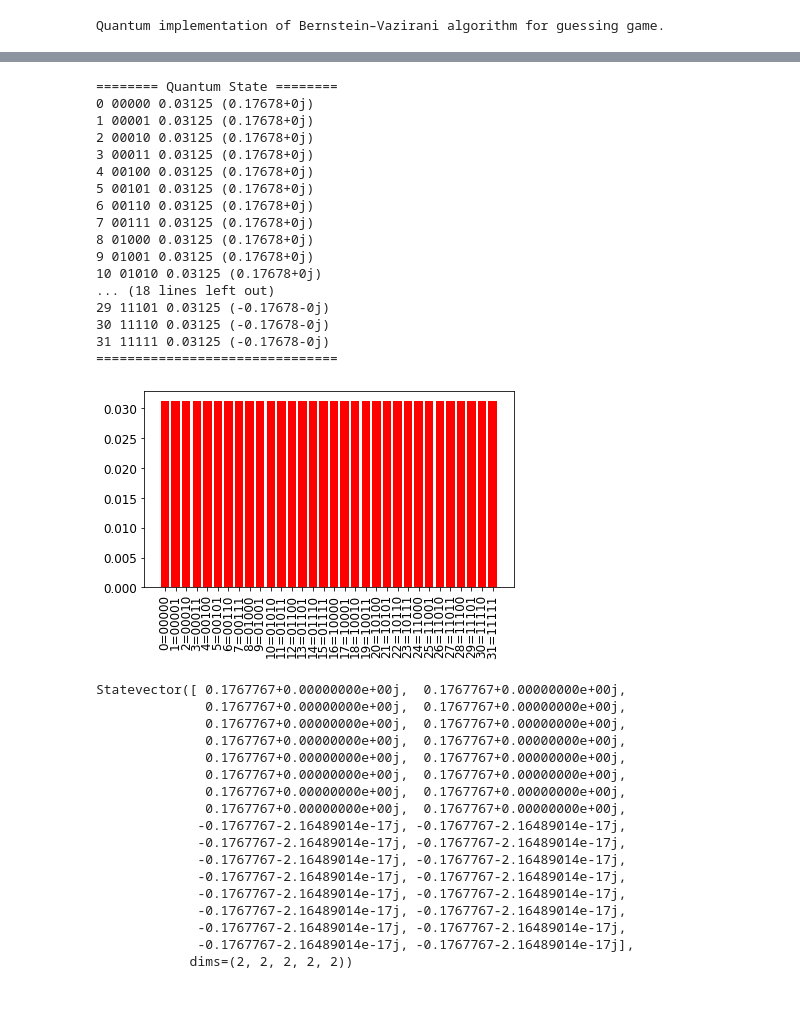
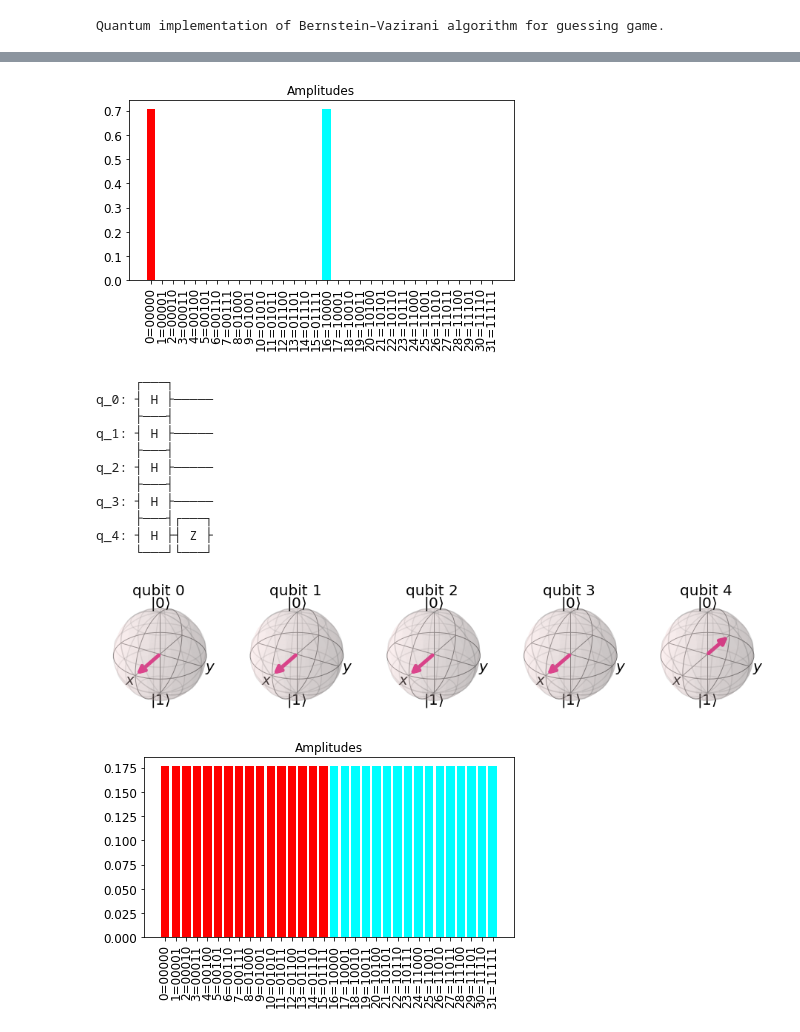
Before and after one commit to dmtrinh/quantum-classical-simple-search, a Jupyter notebook: quantum_bernstein_vazirani2.ipynb, the cells around one changed output, grey strips where cells are left out. Cells and saved outputs as stored; diff of their text form; code cells hidden in the pictures; blank space fills up the shorter version.

```diff
--- a/quantum_bernstein_vazirani2.ipynb
+++ b/quantum_bernstein_vazirani2.ipynb
@@ -46,7 +47,8 @@ secret_as_binary = ("0" * delta) + secret_as_binary
 # %%
 # We need a circuit with n qubits, plus one auxiliary qubit
-# Also need n classical bits to write the output to
-bv_circuit = QuantumCircuit(search_space_size+1, search_space_size)
+bv_circuit = QuantumCircuit(search_space_size+1)
+print(bv_circuit)
 
-state_preparation_util.run_print_plot(bv_circuit)
+s = spu.run(bv_circuit)
+plot_bloch_multivector(s)
 # %% [output]
@@ -63,5 +65,9 @@ Statevector([1.+0.j, 0.+0.j, 0.+0.j, 0.+0.j, 0.+0.j, 0.+0.j, 0.+0.j,
 # %%
 # put auxiliary in state |->
 bv_circuit.h(search_space_size)
-state_preparation_util.run_print_plot(bv_circuit)
+bv_circuit.z(search_space_size)
+print(bv_circuit)
+
+s = spu.run(bv_circuit)
+plot_bloch_multivector(s)
 # %% [output]
@@ -85,3 +84,0 @@ Statevector([ 0.70710678+0.j,  0.        +0.j,  0.        +0.j,
-# %%
-bv_circuit.z(search_space_size)
-state_preparation_util.run_print_plot(bv_circuit)
@@ -111,44 +85,36 @@ Statevector([ 0.70710678+0.00000000e+00j, -0.        +0.00000000e+00j,
+# %%
+# Plot amplitudes
+a = spu.state_to_ampls_dict(s)
+spu.plot_bars(a, 'Amplitudes', '', '')
+# %% [output]
+[figure, added]
 # %%
 # Apply Hadamard gates before querying the oracle
 for i in range(search_space_size):
     bv_circuit.h(i)
-state_preparation_util.run_print_plot(bv_circuit)
+
+print(bv_circuit)
+
+s = spu.run(bv_circuit)
+plot_bloch_multivector(s)
 # %% [output]
-======== Quantum State ========
-0 00000 0.03125 (0.17678+0j)
-1 00001 0.03125 (0.17678+0j)
-2 00010 0.03125 (0.17678+0j)
-3 00011 0.03125 (0.17678+0j)
-4 00100 0.03125 (0.17678+0j)
-5 00101 0.03125 (0.17678+0j)
-6 00110 0.03125 (0.17678+0j)
-7 00111 0.03125 (0.17678+0j)
-8 01000 0.03125 (0.17678+0j)
-9 01001 0.03125 (0.17678+0j)
-10 01010 0.03125 (0.17678+0j)
-... (18 lines left out)
-29 11101 0.03125 (-0.17678-0j)
-30 11110 0.03125 (-0.17678-0j)
-31 11111 0.03125 (-0.17678-0j)
-===============================
+     ┌───┐
+q_0: ┤ H ├─────
+     ├───┤
+q_1: ┤ H ├─────
+     ├───┤
+q_2: ┤ H ├─────
+     ├───┤
+q_3: ┤ H ├─────
+     ├───┤┌───┐
+q_4: ┤ H ├┤ Z ├
+     └───┘└───┘
-[figure, old version]
+[figure, new version]
-Statevector([ 0.1767767+0.00000000e+00j,  0.1767767+0.00000000e+00j,
-              0.1767767+0.00000000e+00j,  0.1767767+0.00000000e+00j,
-              0.1767767+0.00000000e+00j,  0.1767767+0.00000000e+00j,
-              0.1767767+0.00000000e+00j,  0.1767767+0.00000000e+00j,
-              0.1767767+0.00000000e+00j,  0.1767767+0.00000000e+00j,
-              0.1767767+0.00000000e+00j,  0.1767767+0.00000000e+00j,
-              0.1767767+0.00000000e+00j,  0.1767767+0.00000000e+00j,
-              0.1767767+0.00000000e+00j,  0.1767767+0.00000000e+00j,
-             -0.1767767-2.16489014e-17j, -0.1767767-2.16489014e-17j,
-             -0.1767767-2.16489014e-17j, -0.1767767-2.16489014e-17j,
-             -0.1767767-2.16489014e-17j, -0.1767767-2.16489014e-17j,
-             -0.1767767-2.16489014e-17j, -0.1767767-2.16489014e-17j,
-             -0.1767767-2.16489014e-17j, -0.1767767-2.16489014e-17j,
-             -0.1767767-2.16489014e-17j, -0.1767767-2.16489014e-17j,
-             -0.1767767-2.16489014e-17j, -0.1767767-2.16489014e-17j,
-             -0.1767767-2.16489014e-17j, -0.1767767-2.16489014e-17j],
-            dims=(2, 2, 2, 2, 2))
+# %%
+a = spu.state_to_ampls_dict(s)
+spu.plot_bars(a, 'Amplitudes', '', '')
+# %% [output]
+[figure, added]
 # %%
 # Apply barrier
 bv_circuit.barrier()
```
Also changed, not shown: parts of 15 cells of this notebook.
